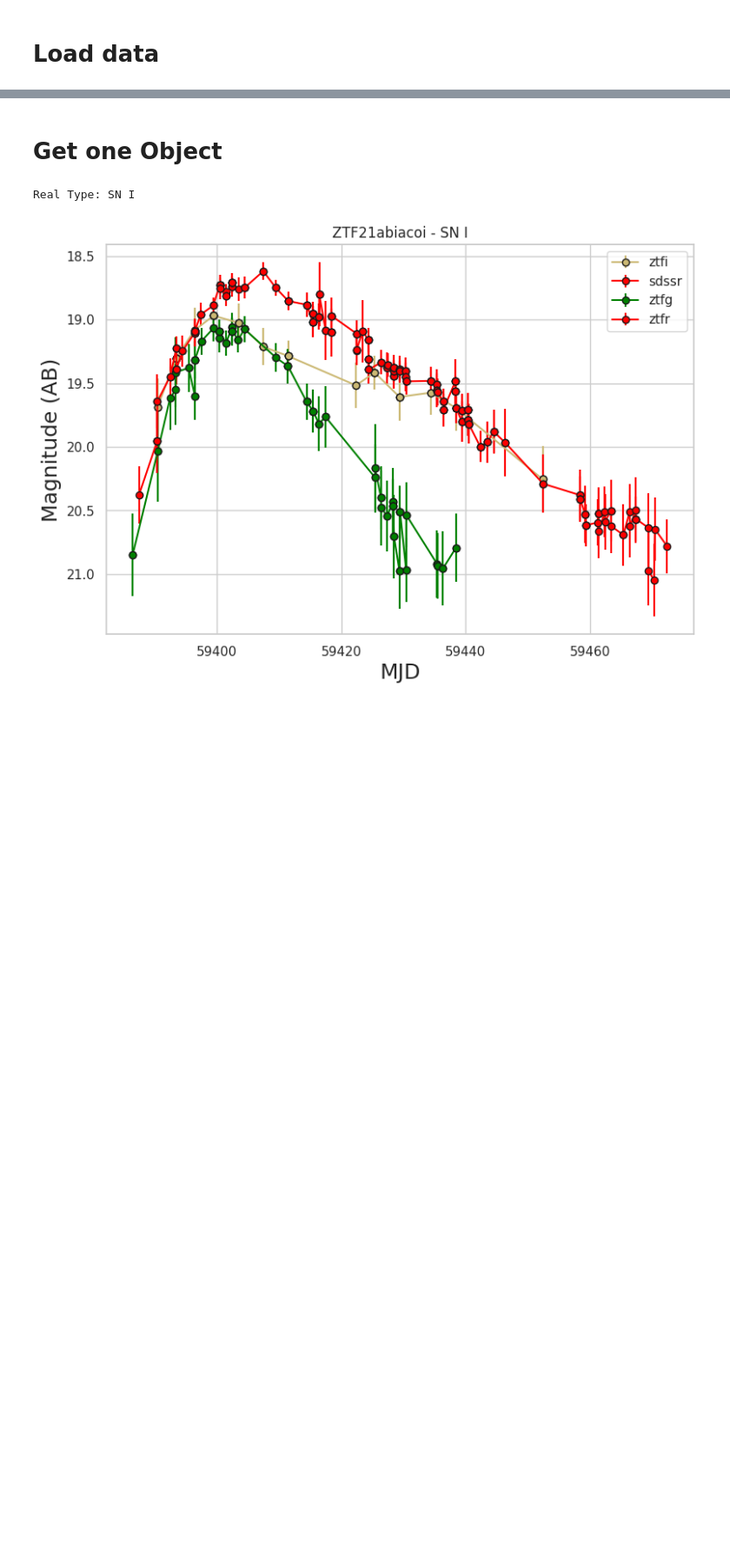
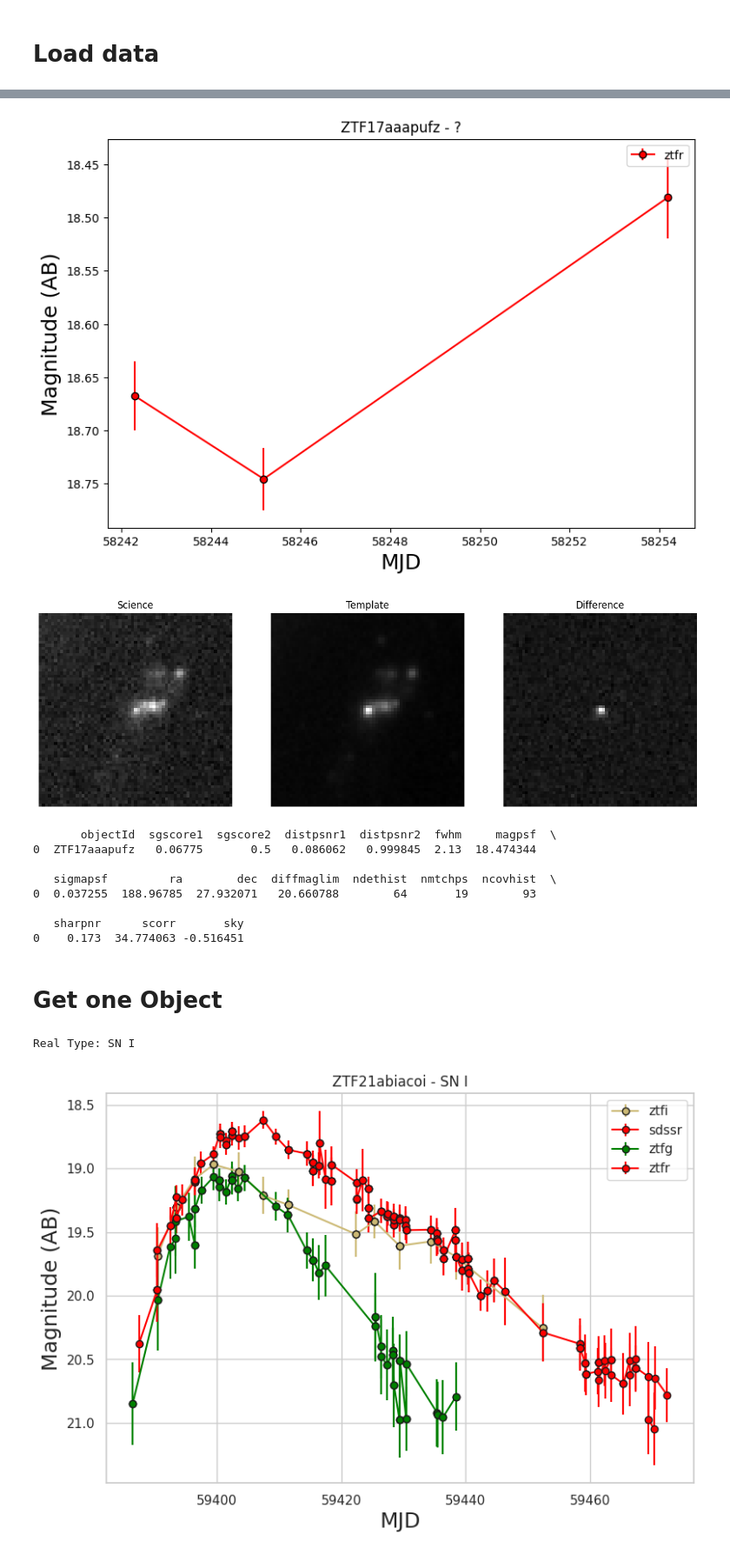
Before and after one commit to theobonzi/ML_skyportal, a Jupyter notebook: run.ipynb, the cells around one changed output, grey strips where cells are left out. Shown at 87% size. Drawn from its saved outputs; the diff is of its cells as text; code cells hidden in the pictures; blank space fills up the shorter version.

Commit message:
load data with kowalski

```diff
--- a/run.ipynb
+++ b/run.ipynb
@@ -20,2 +43,12 @@ importlib.reload(tools)
 # %% [markdown]
 # Load data
+# %%
+import os
+path = 'data_kowalski/'
+objIds = os.listdir(path)
+
+photo_df, object_alerts = kowalski.load_kowalski_data(objIds[0], path)
+# %%
+one_photo, one_metatda, one_image = kowalski.get_data(photo_df, object_alerts, index=0)
+plot_data.plot_all(one_photo, one_metatda, one_image)
+# %% [output]
@@ -22,3 +56,13 @@ importlib.reload(tools)
+[figure, added]
+[figure, added]
+       objectId  sgscore1  sgscore2  distpsnr1  distpsnr2  fwhm     magpsf  \
+0  ZTF17aaapufz   0.06775       0.5   0.086062   0.999845  2.13  18.474344
+
+   sigmapsf         ra        dec  diffmaglim  ndethist  nmtchps  ncovhist  \
+0  0.037255  188.96785  27.932071   20.660788        64       19        93
+
+   sharpnr      scorr       sky
+0    0.173  34.774063 -0.516451
 # %%
 photo_path = 'data/photometry_Other_SN_I_SN_II.csv'
 metadata_path = 'data/train_cand_ZTFSS.csv'
```
Also changed, not shown: parts of 14 cells of this notebook, 3 other files.
